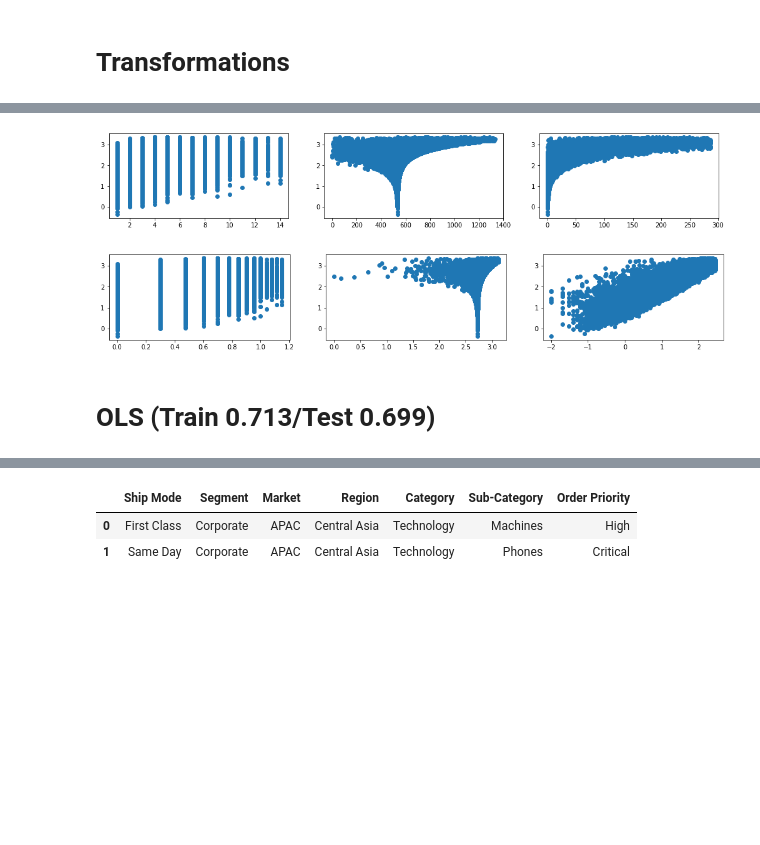
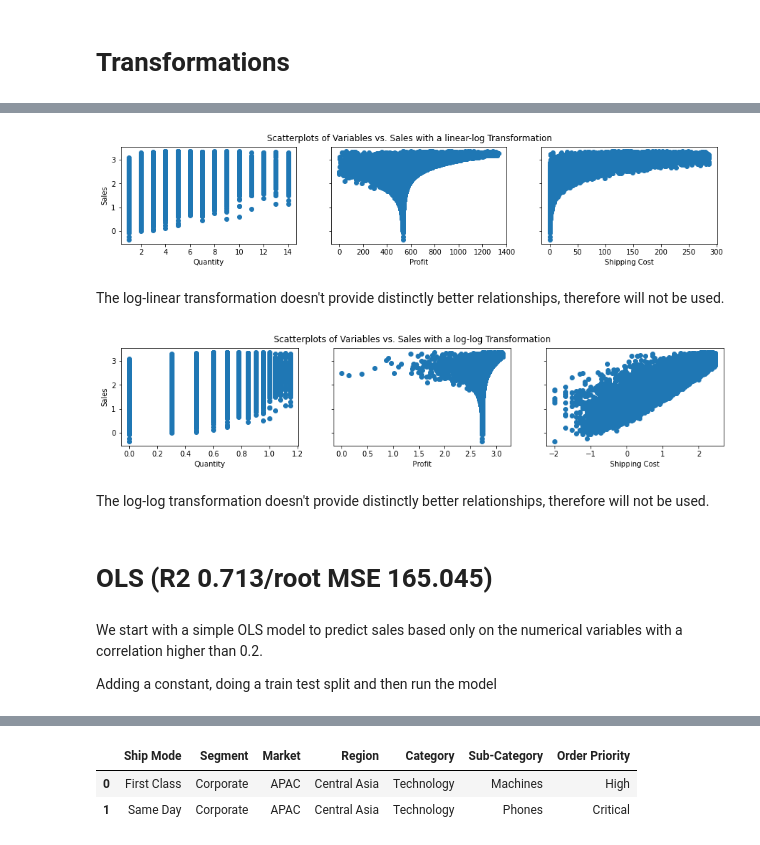
Before and after one commit to SteveGrimm/Unit1_Project2, a Jupyter notebook: Project2.ipynb, the cells around one changed output, grey strips where cells are left out. Saved outputs shown, nothing was run; the diff lists cells and outputs as text; code cells hidden in the pictures; blank space fills up the shorter version.

```diff
--- a/Project2.ipynb
+++ b/Project2.ipynb
@@ -202,21 +220,29 @@ plt.show()
 def log_base(x, base):
   return np.log(x)/np.log(base)
 # %%
-fig, (ax1, ax2, ax3) = plt.subplots(1,3, figsize=(17.5,2.5))
+fig, (ax1, ax2, ax3) = plt.subplots(1,3, figsize=(15,2.5),sharey=True)
 
 y_values = log_base(data['Sales'],10)
 
 ax1.scatter( data['Quantity'] , y_values )
 
 ax2.scatter( data['Profit'] + abs(min(data['Profit'])) +1, y_values )
 
 ax3.scatter( data['Shipping Cost'] , y_values )
 
+ax1.set_ylabel('Sales')
+ax1.set_xlabel('Quantity')
+ax2.set_xlabel('Profit')
+ax3.set_xlabel('Shipping Cost')
+
+plt.suptitle('Scatterplots of Variables vs. Sales with a linear-log Transformation')
 plt.show()
 # %% [output]
-[figure, old version]
+[figure, new version]
+# %% [markdown]
+The log-linear transformation doesn't provide distinctly better relationships, therefore will not be used.
 # %%
-fig, (ax1, ax2, ax3) = plt.subplots(1,3, figsize=(17.5,2.5))
+fig, (ax1, ax2, ax3) = plt.subplots(1,3, figsize=(15,2.5),sharey=True)
 
 y_values = log_base(data['Sales'],10)
 
@@ -226,11 +252,23 @@ ax2.scatter( log_base(data['Profit'] + abs(min(data['Profit']))+1 ,10) , y_value
 
 ax3.scatter( log_base(data['Shipping Cost'],10) , y_values )
 
+ax1.set_ylabel('Sales')
+ax1.set_xlabel('Quantity')
+ax2.set_xlabel('Profit')
+ax3.set_xlabel('Shipping Cost')
+
+plt.suptitle('Scatterplots of Variables vs. Sales with a log-log Transformation')
 plt.show()
 # %% [output]
-[figure, old version]
+[figure, new version]
+# %% [markdown]
+The log-log transformation doesn't provide distinctly better relationships, therefore will not be used.
 # %% [markdown]
-# OLS (Train 0.713/Test 0.699)
+# OLS (R2 0.713/root MSE 165.045)
+# %% [markdown]
+We start with a simple OLS model to predict sales based only on the numerical variables with a correlation higher than 0.2.
+
+Adding a constant, doing a train test split and then run the model
 # %%
 #set variables
 x = data[['Quantity','Profit','Shipping Cost']]
```
Also changed, not shown: parts of 56 cells of this notebook, 1 other file.
